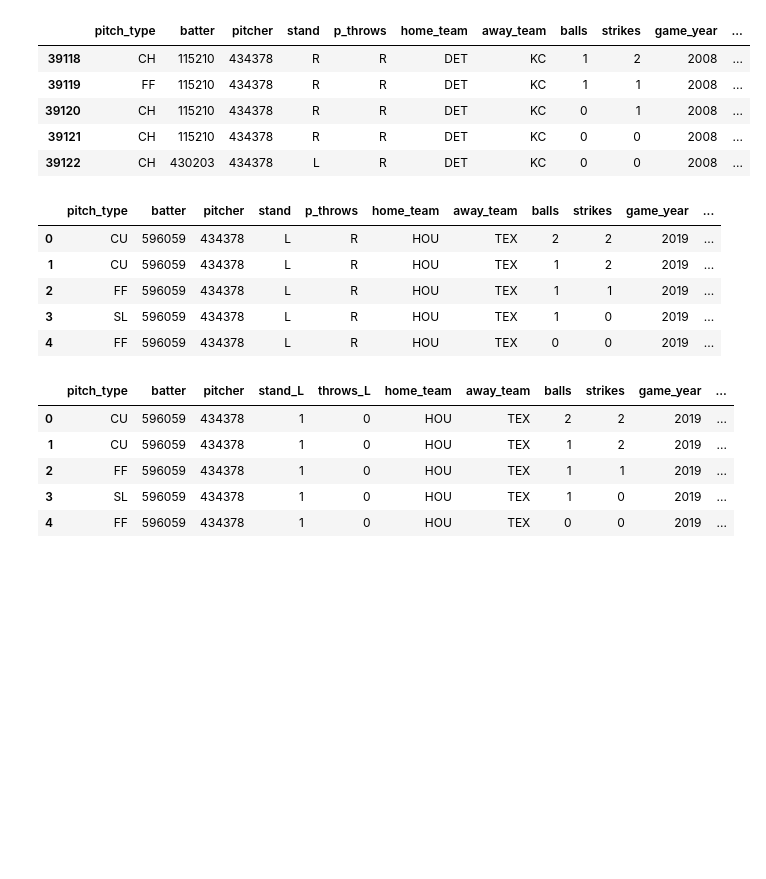
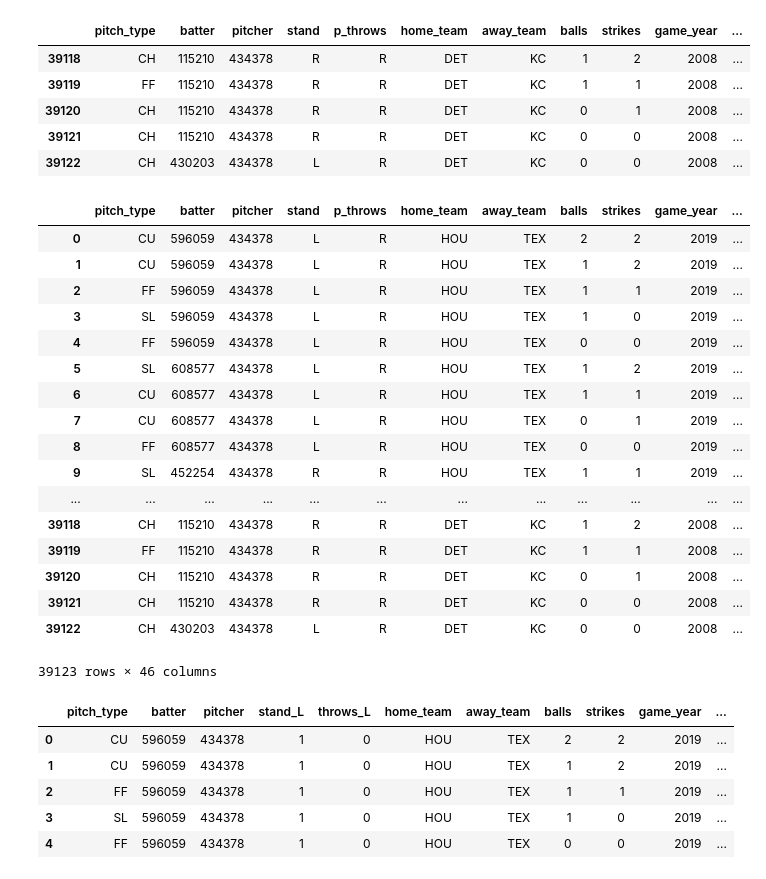
Before and after one commit to zacharyssims/CIS472_project, a Jupyter notebook: CIS472 Project-Data.ipynb, the cells around one changed output. Drawn from its saved outputs; the diff is of its cells as text; code cells hidden in the pictures; blank space fills up the shorter version.

Commit message:
fixed issues with data

```diff
--- a/CIS472 Project-Data.ipynb
+++ b/CIS472 Project-Data.ipynb
@@ -1,10 +1,10 @@
 # %%
 import pandas as pd
 import numpy as np
-verlander = pd.read_csv('~/Downloads/verlander_data.csv')
-scherzer = pd.read_csv('~/Downloads/scherzer_data.csv')
-lester =  pd.read_csv('~/Downloads/lester_data.csv')
-hamels =  pd.read_csv('~/Downloads/hamels_data.csv')
+verlander = pd.read_csv('~/Downloads/verlander.csv')
+scherzer = pd.read_csv('~/Downloads/scherzer.csv')
+lester =  pd.read_csv('~/Downloads/lester.csv')
+hamels =  pd.read_csv('~/Downloads/hamels.csv')
 # %%
 print("********************Pitch Count***********************")
 print("Verlander:",len(verlander))
@@ -274,14 +274,26 @@ for pitcher in pitchers:
 # %%
 pd.set_option('display.max_rows', 300)
 #verlander.iloc[5300:5600]
-verlander.head()
+verlander
 # %% [output]
 |  | pitch_type | batter | pitcher | stand | p_throws | home_team | away_team | balls | strikes | game_year | ... |
 | 0 | CU | 596059 | 434378 | L | R | HOU | TEX | 2 | 2 | 2019 | ... |
 | 1 | CU | 596059 | 434378 | L | R | HOU | TEX | 1 | 2 | 2019 | ... |
 | 2 | FF | 596059 | 434378 | L | R | HOU | TEX | 1 | 1 | 2019 | ... |
 | 3 | SL | 596059 | 434378 | L | R | HOU | TEX | 1 | 0 | 2019 | ... |
 | 4 | FF | 596059 | 434378 | L | R | HOU | TEX | 0 | 0 | 2019 | ... |
+| 5 | SL | 608577 | 434378 | L | R | HOU | TEX | 1 | 2 | 2019 | ... |
+| 6 | CU | 608577 | 434378 | L | R | HOU | TEX | 1 | 1 | 2019 | ... |
+| 7 | CU | 608577 | 434378 | L | R | HOU | TEX | 0 | 1 | 2019 | ... |
+| 8 | FF | 608577 | 434378 | L | R | HOU | TEX | 0 | 0 | 2019 | ... |
+| 9 | SL | 452254 | 434378 | R | R | HOU | TEX | 1 | 1 | 2019 | ... |
+| ... | ... | ... | ... | ... | ... | ... | ... | ... | ... | ... | ... |
+| 39118 | CH | 115210 | 434378 | R | R | DET | KC | 1 | 2 | 2008 | ... |
+| 39119 | FF | 115210 | 434378 | R | R | DET | KC | 1 | 1 | 2008 | ... |
+| 39120 | CH | 115210 | 434378 | R | R | DET | KC | 0 | 1 | 2008 | ... |
+| 39121 | CH | 115210 | 434378 | R | R | DET | KC | 0 | 0 | 2008 | ... |
+| 39122 | CH | 430203 | 434378 | L | R | DET | KC | 0 | 0 | 2008 | ... |
+39123 rows × 46 columns
 # %%
 for pitcher in pitchers:
     pitcher['on_1b'] = pitcher['on_1b'].apply(lambda row: 1 if row == row else 0)
```
Also changed, not shown: parts of 15 cells of this notebook, 18 other files.
